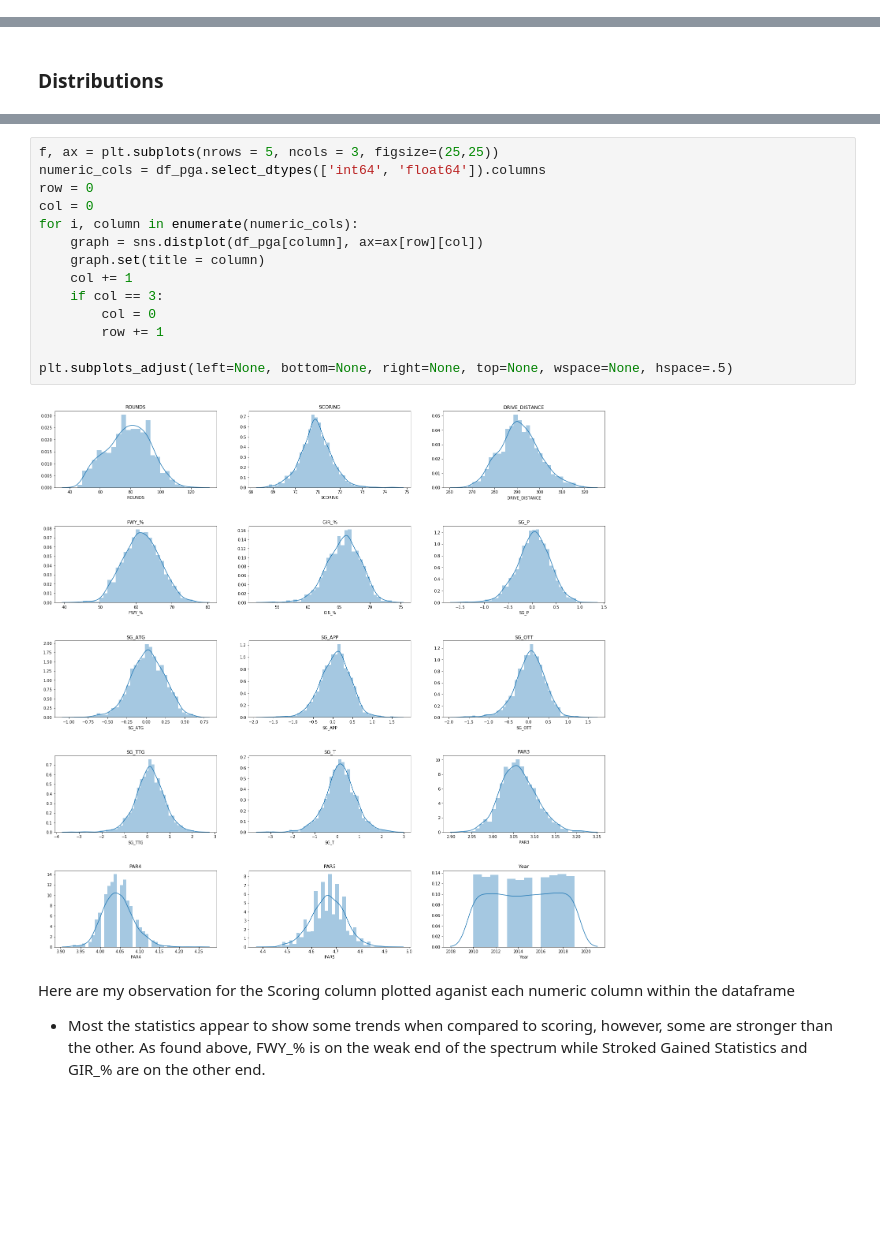
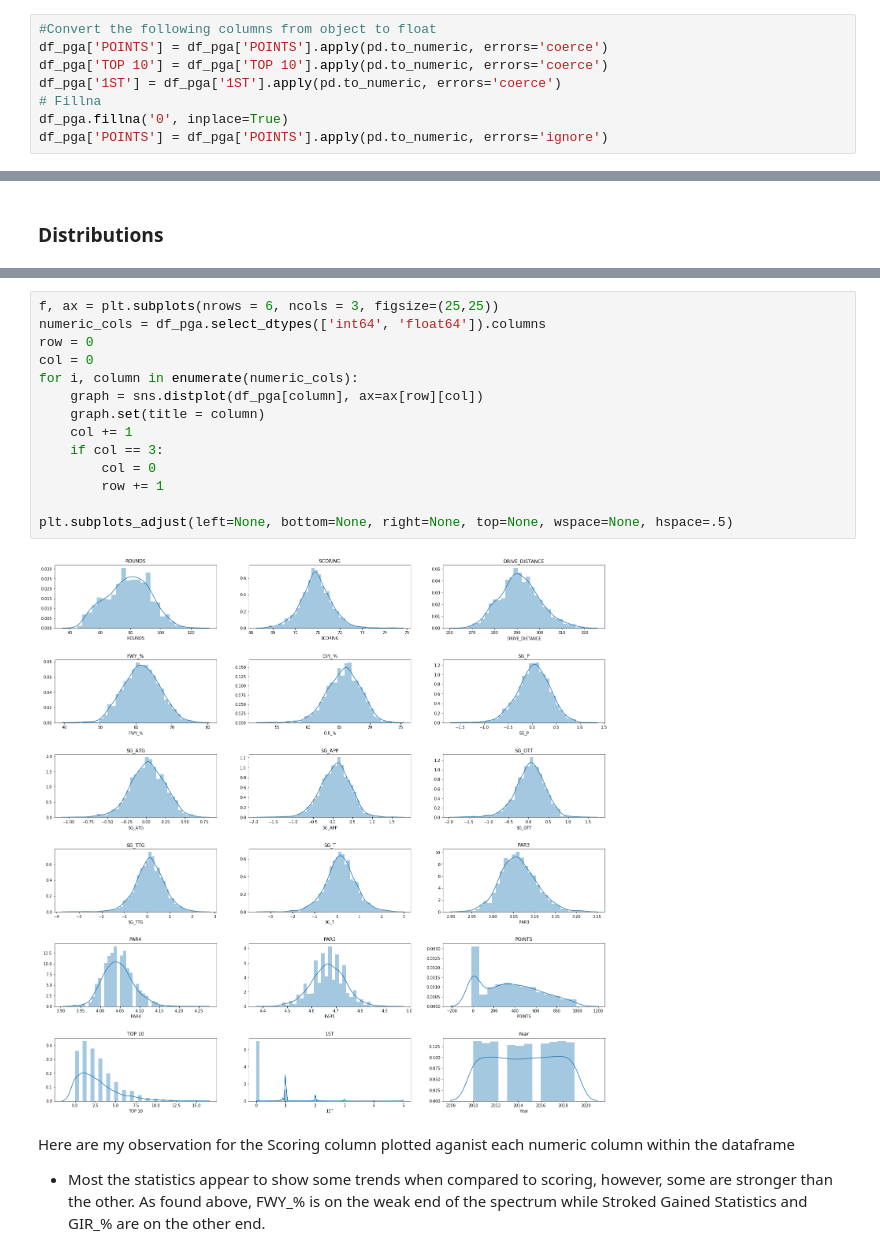
Before and after one commit to jonathannocek/pga-data-analysis, a Jupyter notebook: pga_data_analysis.ipynb, the cells around one changed output, grey strips where cells are left out. Saved outputs shown, nothing was run; the diff lists cells and outputs as text; blank space fills up the shorter version.

```diff
--- a/pga_data_analysis.ipynb
+++ b/pga_data_analysis.ipynb
@@ -238,0 +239,8 @@ memory usage: 277.1+ KB
+# %%
+#Convert the following columns from object to float
+df_pga['POINTS'] = df_pga['POINTS'].apply(pd.to_numeric, errors='coerce')
+df_pga['TOP 10'] = df_pga['TOP 10'].apply(pd.to_numeric, errors='coerce')
+df_pga['1ST'] = df_pga['1ST'].apply(pd.to_numeric, errors='coerce')
+# Fillna
+df_pga.fillna('0', inplace=True)
+df_pga['POINTS'] = df_pga['POINTS'].apply(pd.to_numeric, errors='ignore')
@@ -285,20 +345,20 @@ Here are my observations of the distributions:
 *   There is a very small difference between being an outlier and being the average on the PGA Tour. This speaks to the level of competition, the depth and quality of players that are found within professional golf. For example on par three scoring, the difference between a 3.00 scoring average and 3.15 scoring average if the difference between being very good or very bad on par threes. TO put this into context, over the course of a PGA Tour tournament (4 Rounds), there will usually be around 16 Par 3s. The difference between going even par (3.00) and +2 (3.13) is very slim, yet over the course of a season, this is what separates the best from the worst.
 # %%
-f, ax = plt.subplots(nrows = 5, ncols = 3, figsize=(25,25))
+f, ax = plt.subplots(nrows = 6, ncols = 3, figsize=(25,25))
 numeric_cols = df_pga.select_dtypes(['int64', 'float64']).columns
 row = 0
 col = 0
 for i, column in enumerate(numeric_cols):
     graph = sns.distplot(df_pga[column], ax=ax[row][col])
     graph.set(title = column)
     col += 1
     if col == 3:
         col = 0
         row += 1
 
 plt.subplots_adjust(left=None, bottom=None, right=None, top=None, wspace=None, hspace=.5)
 # %% [output]
-[figure, old version]
+[figure, new version]
 # %% [markdown]
 Here are my observation for the Scoring column plotted aganist each numeric column within the dataframe
 *   Most the statistics appear to show some trends when compared to scoring, however, some are stronger than the other. As found above, FWY_% is on the weak end of the spectrum while Stroked Gained Statistics and GIR_% are on the other end.
```
Also changed, not shown: parts of 19 cells of this notebook.
